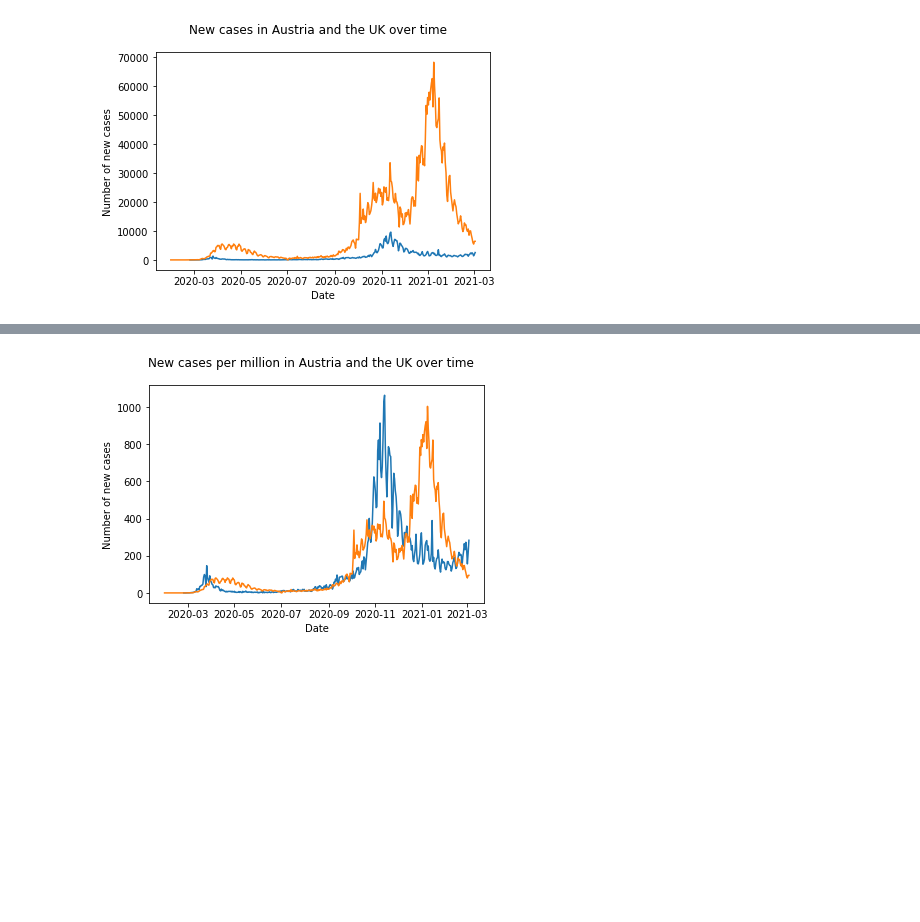
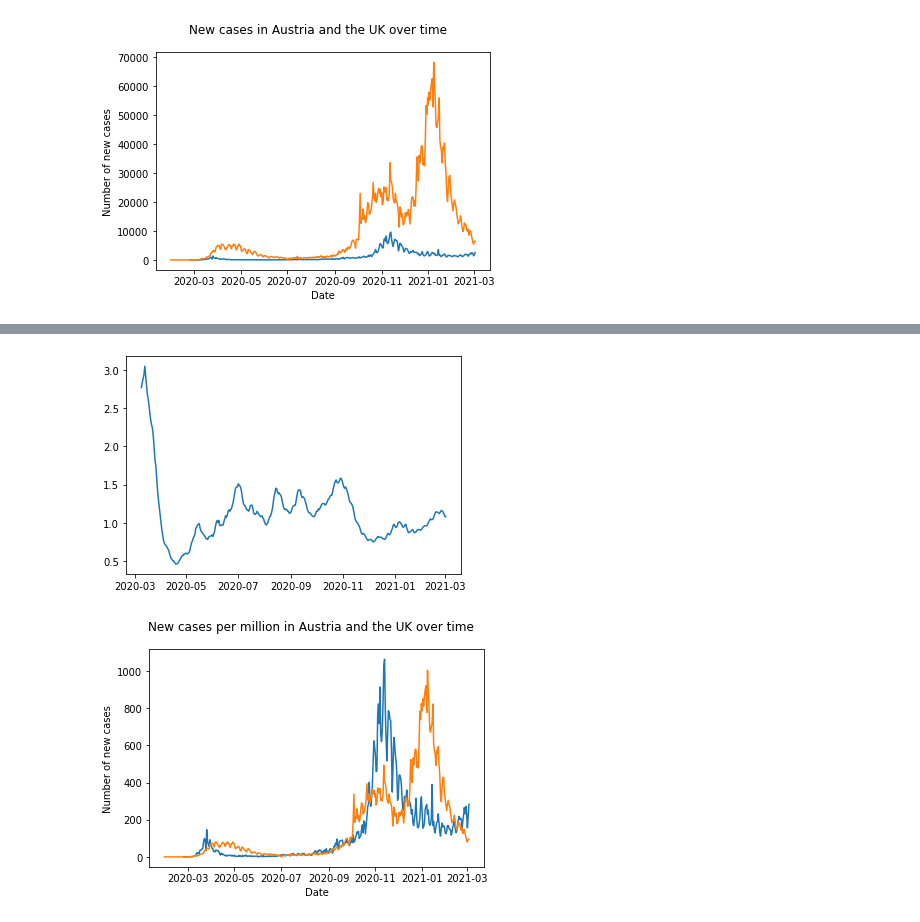
Before and after one commit to acumpelik/DataVisualizationClass, a Jupyter notebook: Week 2/DataVis2021_Assignment2_Cumpelik.ipynb, the cells around one changed output, grey strips where cells are left out. Cells and saved outputs as stored; diff of their text form; code cells hidden in the pictures; blank space fills up the shorter version.

```diff
--- a/Week 2/DataVis2021_Assignment2_Cumpelik.ipynb
+++ b/Week 2/DataVis2021_Assignment2_Cumpelik.ipynb
@@ -134,6 +132,11 @@ date_AT = pd.to_datetime(date_AT)
 date_UK = date.get_group("United Kingdom")
 date_UK = pd.to_datetime(date_UK)
 
+# R value
+reproduction_rate = df.groupby("location")['reproduction_rate']
+r_AT = reproduction_rate.get_group("Austria")
+r_UK = reproduction_rate.get_group("United Kingdom")
+
 # Plot
 plt.close()
 fig = plt.figure()
@@ -143,6 +146,7 @@ ax = fig.add_subplot(1,1,1)
 # ax.set_legend()
 ax.set_xlabel("Date")
 ax.set_ylabel("Number of new cases")
+ax.set_yscale("linear")
 ax.plot(date_AT, new_cases_AT)
 ax.plot(date_UK, new_cases_UK)
 plt.show()
@@ -151,3 +165,8 @@ plt.show()
+# %%
+plt.plot(date_AT, r_AT)
+plt.show()
+# %% [output]
+[figure, added]
 # %%
 # Group new cases per million by country
 new_permil_by_country = df.groupby("location")['new_cases_per_million']
```
Also changed, not shown: parts of 7 cells of this notebook, 1 other file.
